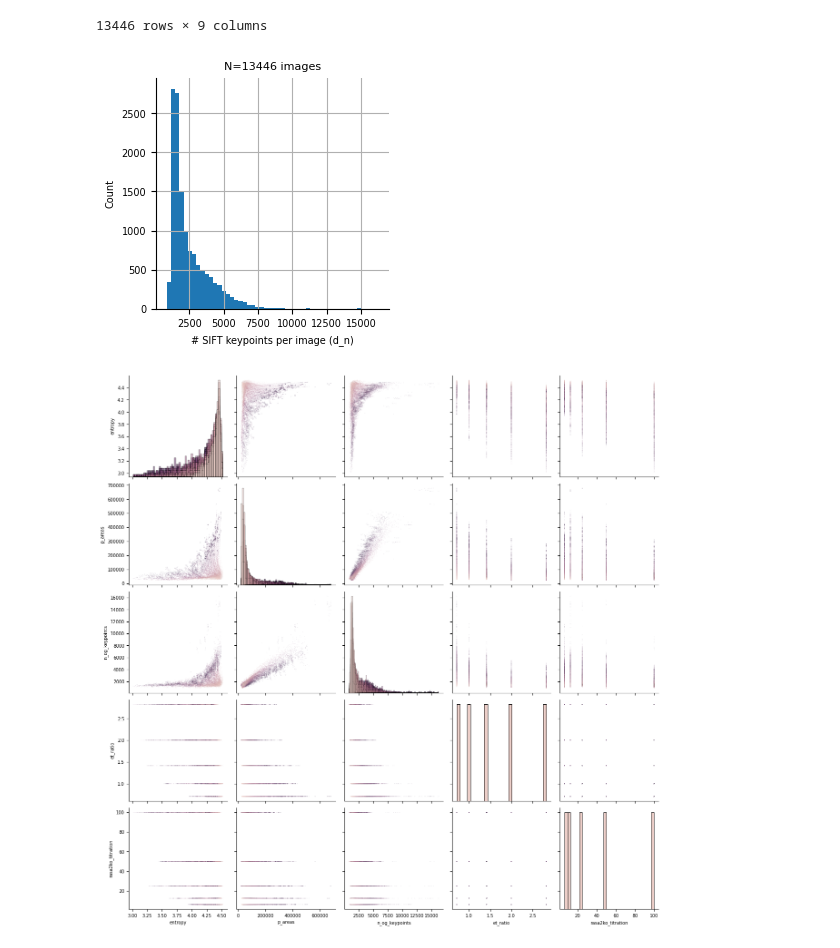
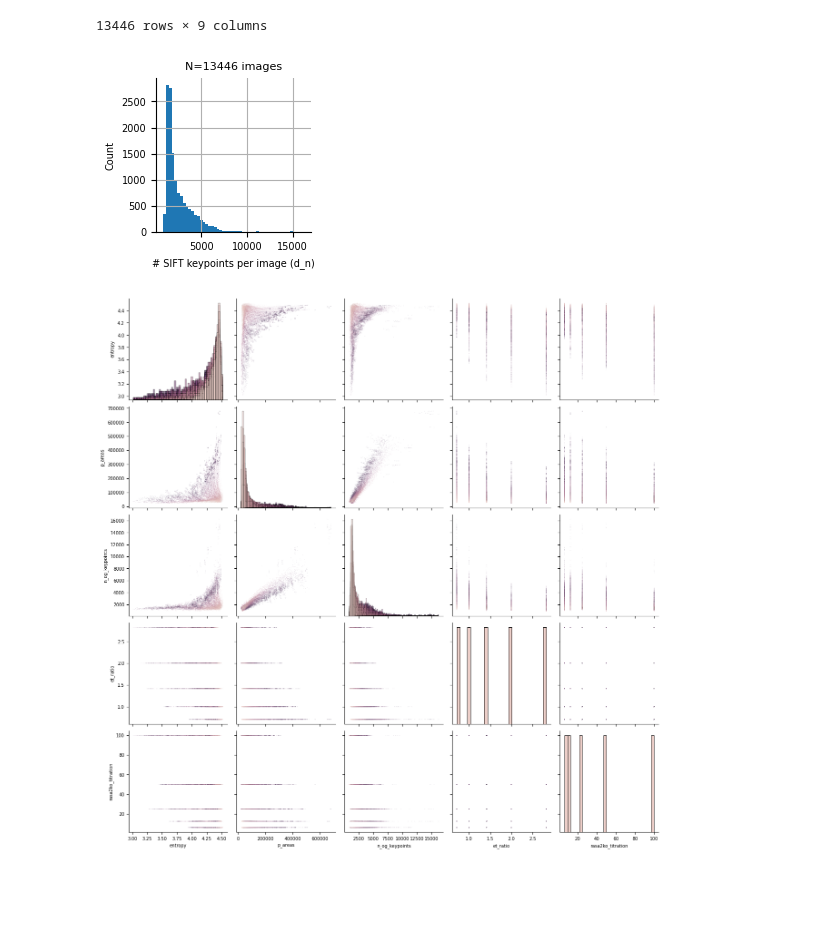
Before and after one commit to bee-hive/sflcba, a Jupyter notebook: entropy_analysis.ipynb, the cells around one changed output. Cells and saved outputs as stored; diff of their text form; code cells hidden in the pictures; blank space fills up the shorter version.

```diff
--- a/entropy_analysis.ipynb
+++ b/entropy_analysis.ipynb
@@ -97,15 +97,16 @@ entropy_df
 13446 rows × 9 columns
 # %%
 # plot a histogram of the number of keypoints per image
-fig, ax = plt.subplots(1, 1, figsize=(3, 3))
+fig, ax = plt.subplots(1, 1, figsize=(2, 2))
 entropy_df['n_og_keypoints'].hist(bins=50, ax=ax)
 ax.set_xlabel('# SIFT keypoints per image (d_n)')
 ax.set_ylabel('Count')
 ax.set_title('N={} images'.format(len(entropy_df)))
 sns.despine(ax=ax)
+fig.savefig('figures/fig2/n_keypoints_hist.pdf', bbox_inches='tight', dpi=300)
 plt.show()
 # %% [output]
-[figure, old version]
+[figure, new version]
 # %%
 g = sns.PairGrid(entropy_df[['entropy', 'p_areas', 'n_og_keypoints', 'et_ratio', 'rasa2ko_titration', 'time']], diag_sharey=False, hue='time')
 g.map_diag(sns.histplot)
```
Also changed, not shown: parts of 11 cells of this notebook.
